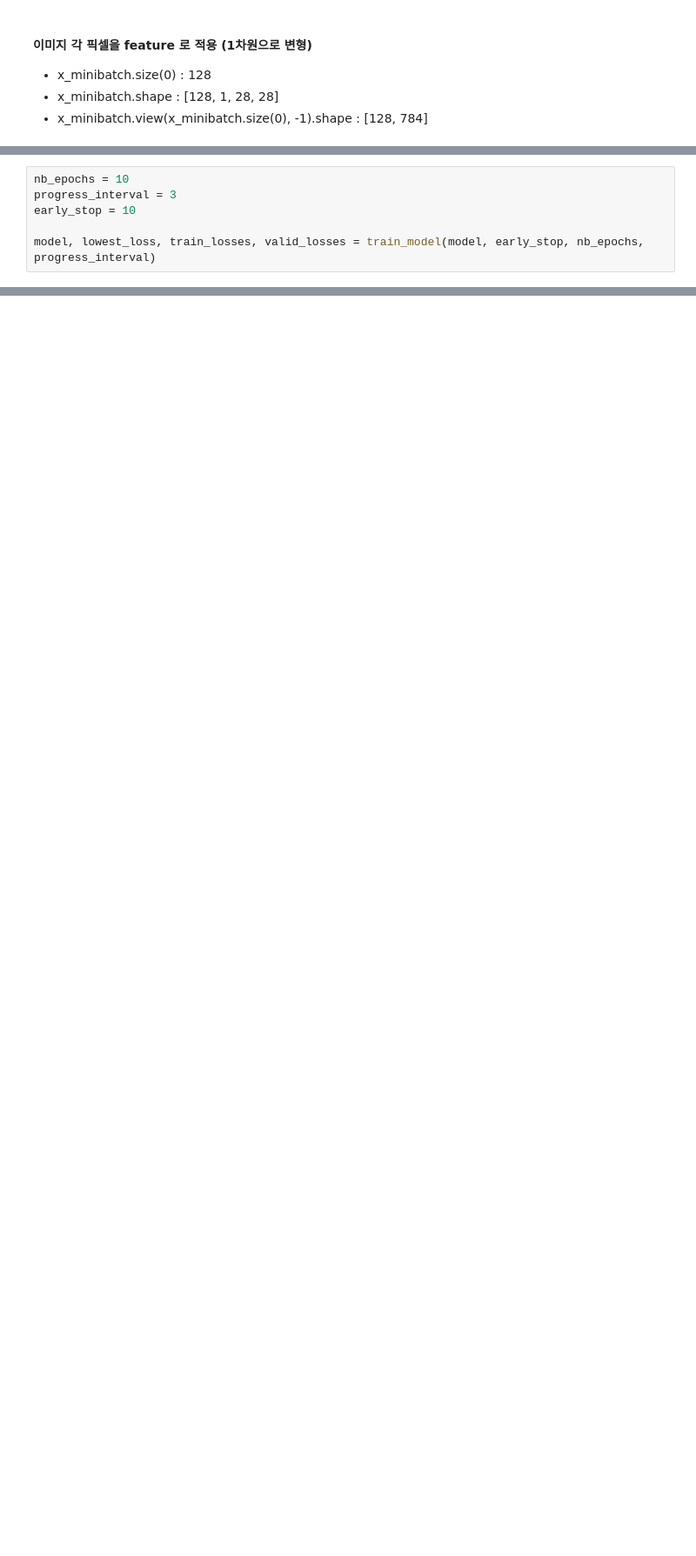
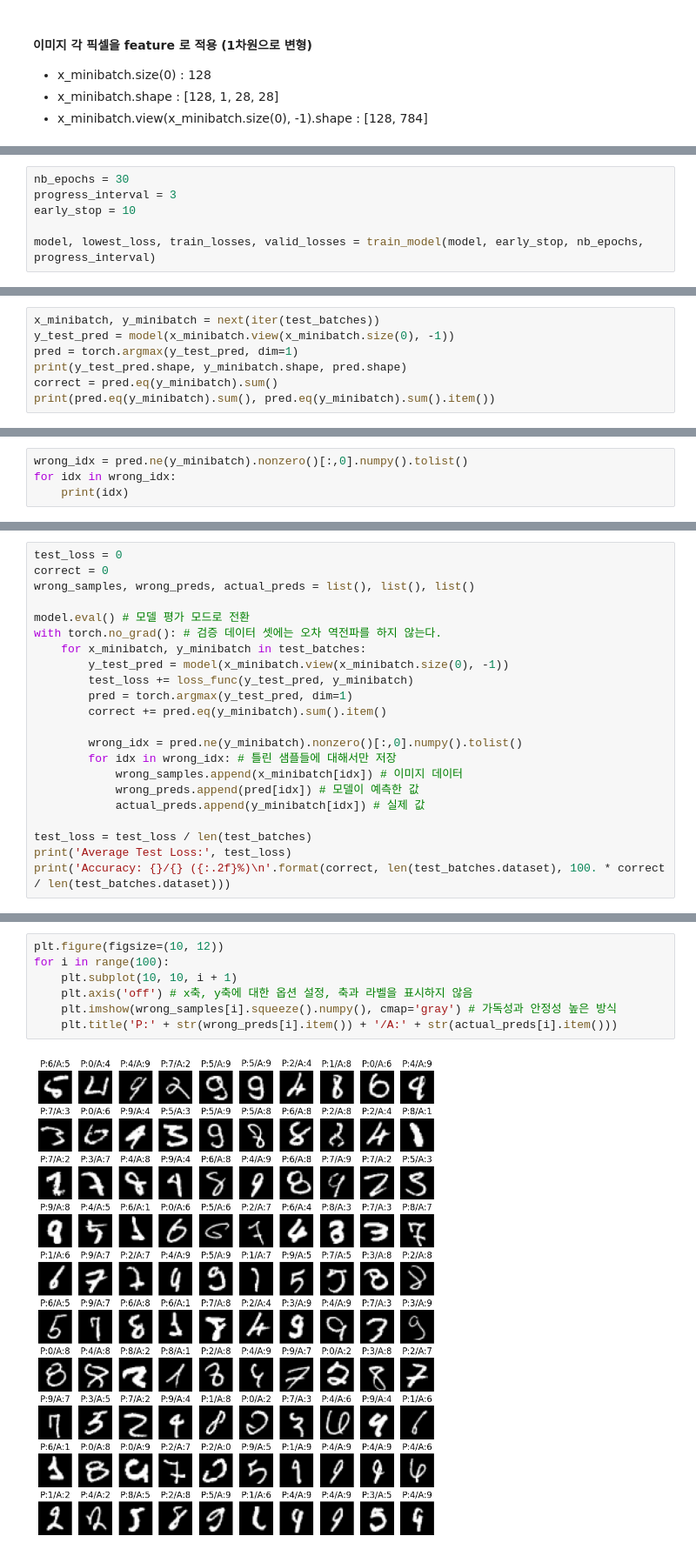
Before and after one commit to SongBeom00/pytorch-learning, a Jupyter notebook: 10_ADVANCE_EXAMPLE_MILTI_LABEL_CLASSIFICATION.ipynb, the cells around one changed output, grey strips where cells are left out. Shown at 87% size. Saved outputs shown, nothing was run; the diff lists cells and outputs as text; blank space fills up the shorter version.

```diff
--- a/10_ADVANCE_EXAMPLE_MILTI_LABEL_CLASSIFICATION.ipynb
+++ b/10_ADVANCE_EXAMPLE_MILTI_LABEL_CLASSIFICATION.ipynb
@@ -220,7 +237,7 @@ def train_model(model, early_stop, n_epochs, process_interval):
     model.load_state_dict(best_model)
     return model, lowest_loss, train_losses, valid_losses
 # %%
-nb_epochs = 10
+nb_epochs = 30
 progress_interval = 3
 early_stop = 10
 
@@ -245,0 +302,7 @@ valid_losses
+# %%
+x_minibatch, y_minibatch = next(iter(test_batches))
+y_test_pred = model(x_minibatch.view(x_minibatch.size(0), -1))
+pred = torch.argmax(y_test_pred, dim=1)
+print(y_test_pred.shape, y_minibatch.shape, pred.shape)
+correct = pred.eq(y_minibatch).sum()
+print(pred.eq(y_minibatch).sum(), pred.eq(y_minibatch).sum().item())
@@ -245,0 +359,4 @@ valid_losses
+# %%
+wrong_idx = pred.ne(y_minibatch).nonzero()[:,0].numpy().tolist()
+for idx in wrong_idx:
+    print(idx)
@@ -245,0 +367,22 @@ valid_losses
+# %%
+test_loss = 0
+correct = 0
+wrong_samples, wrong_preds, actual_preds = list(), list(), list()
+
+model.eval() # 모델 평가 모드로 전환
+with torch.no_grad(): # 검증 데이터 셋에는 오차 역전파를 하지 않는다.
+    for x_minibatch, y_minibatch in test_batches:
+        y_test_pred = model(x_minibatch.view(x_minibatch.size(0), -1))
+        test_loss += loss_func(y_test_pred, y_minibatch)
+        pred = torch.argmax(y_test_pred, dim=1)
+        correct += pred.eq(y_minibatch).sum().item()
+
+        wrong_idx = pred.ne(y_minibatch).nonzero()[:,0].numpy().tolist()
+        for idx in wrong_idx: # 틀린 샘플들에 대해서만 저장
+            wrong_samples.append(x_minibatch[idx]) # 이미지 데이터
+            wrong_preds.append(pred[idx]) # 모델이 예측한 값
+            actual_preds.append(y_minibatch[idx]) # 실제 값
+
+test_loss = test_loss / len(test_batches)
+print('Average Test Loss:', test_loss)
+print('Accuracy: {}/{} ({:.2f}%)\n'.format(correct, len(test_batches.dataset), 100. * correct / len(test_batches.dataset)))
@@ -245,0 +394,9 @@ valid_losses
+# %%
+plt.figure(figsize=(10, 12))
+for i in range(100):
+    plt.subplot(10, 10, i + 1)
+    plt.axis('off') # x축, y축에 대한 옵션 설정, 축과 라벨을 표시하지 않음
+    plt.imshow(wrong_samples[i].squeeze().numpy(), cmap='gray') # 가독성과 안정성 높은 방식
+    plt.title('P:' + str(wrong_preds[i].item()) + '/A:' + str(actual_preds[i].item()))
+# %% [output]
+[figure, added]
```
Also changed, not shown: parts of 26 cells of this notebook, 4 other files.
